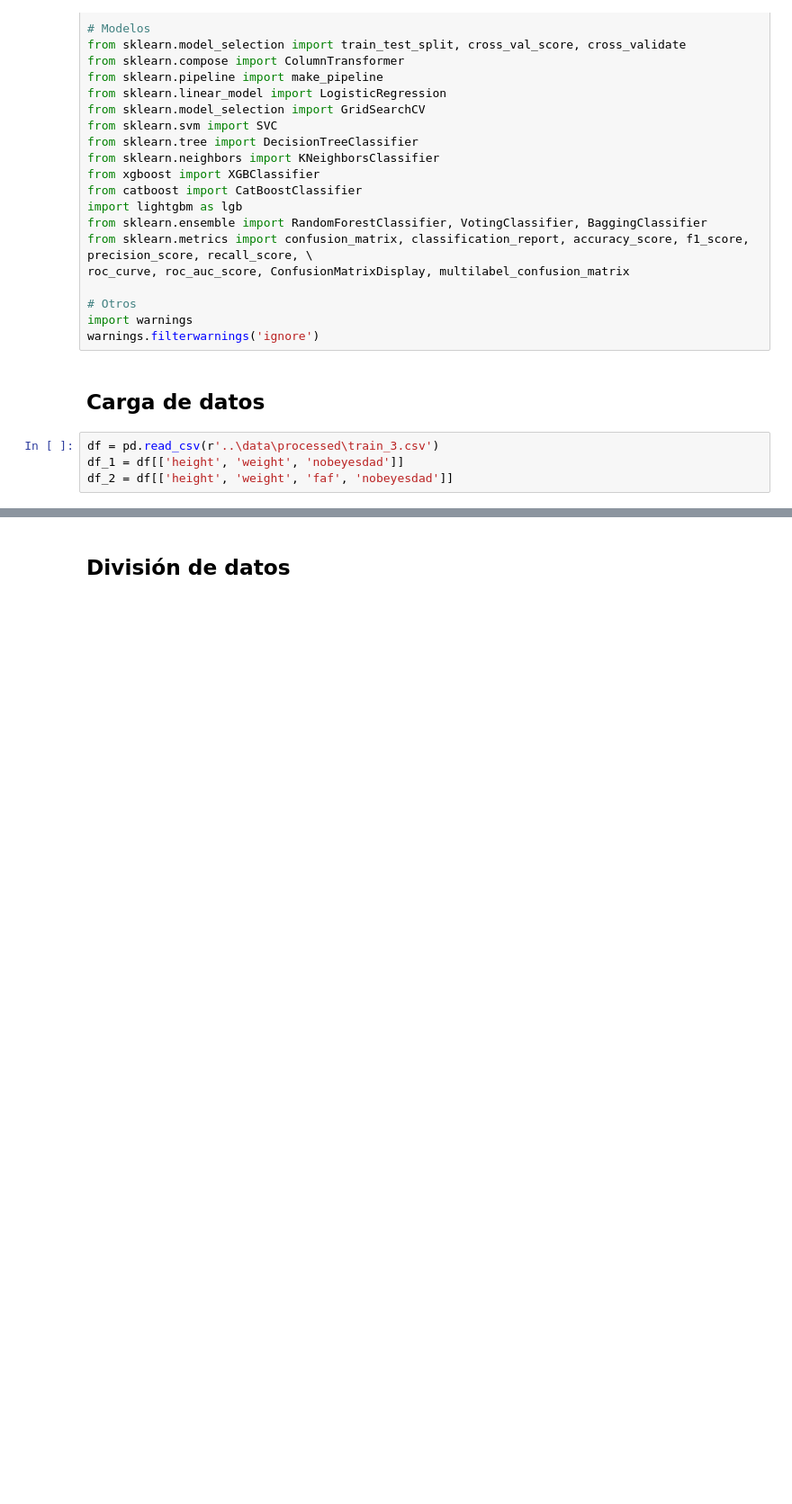
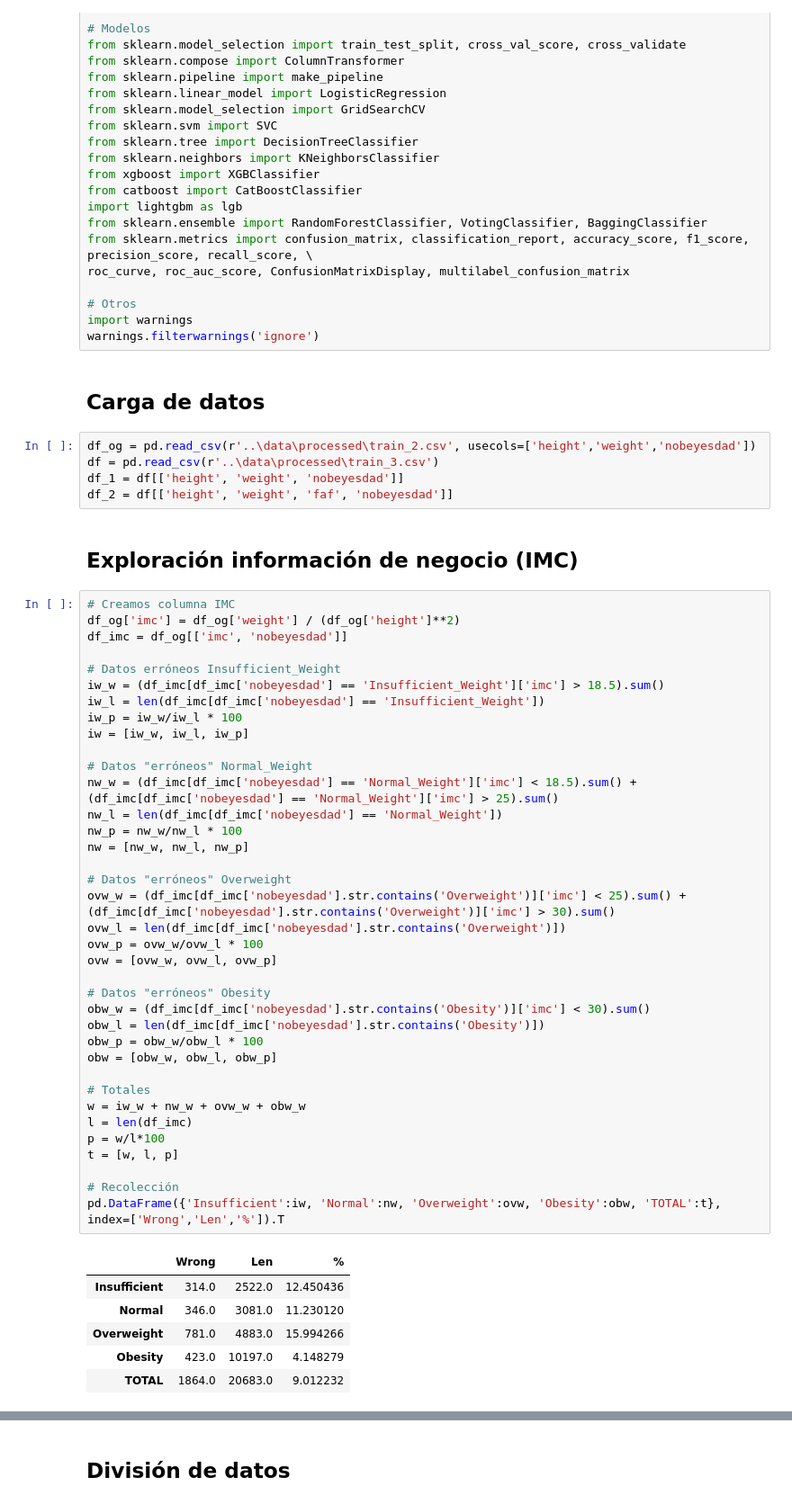
Before and after one commit to rodarribas/MachineLearning_ObesityRisk, a Jupyter notebook: notebooks/3_Modelo_3.ipynb, the cells around one changed output, grey strips where cells are left out. Shown: that part at 90% size. Drawn from its saved outputs; the diff is of its cells as text; blank space fills up the shorter version.

```diff
--- a/notebooks/3_Modelo_3.ipynb
+++ b/notebooks/3_Modelo_3.ipynb
@@ -54,6 +55,53 @@ warnings.filterwarnings('ignore')
 # %% [markdown]
 ## Carga de datos
 # %%
+df_og = pd.read_csv(r'..\data\processed\train_2.csv', usecols=['height','weight','nobeyesdad'])
 df = pd.read_csv(r'..\data\processed\train_3.csv')
 df_1 = df[['height', 'weight', 'nobeyesdad']]
 df_2 = df[['height', 'weight', 'faf', 'nobeyesdad']]
+# %% [markdown]
+## Exploración información de negocio (IMC)
+# %%
+# Creamos columna IMC
+df_og['imc'] = df_og['weight'] / (df_og['height']**2)
+df_imc = df_og[['imc', 'nobeyesdad']]
+
+# Datos erróneos Insufficient_Weight
+iw_w = (df_imc[df_imc['nobeyesdad'] == 'Insufficient_Weight']['imc'] > 18.5).sum()
+iw_l = len(df_imc[df_imc['nobeyesdad'] == 'Insufficient_Weight'])
+iw_p = iw_w/iw_l * 100
+iw = [iw_w, iw_l, iw_p]
+
+# Datos "erróneos" Normal_Weight
+nw_w = (df_imc[df_imc['nobeyesdad'] == 'Normal_Weight']['imc'] < 18.5).sum() + (df_imc[df_imc['nobeyesdad'] == 'Normal_Weight']['imc'] > 25).sum()
+nw_l = len(df_imc[df_imc['nobeyesdad'] == 'Normal_Weight'])
+nw_p = nw_w/nw_l * 100
+nw = [nw_w, nw_l, nw_p]
+
+# Datos "erróneos" Overweight
+ovw_w = (df_imc[df_imc['nobeyesdad'].str.contains('Overweight')]['imc'] < 25).sum() + (df_imc[df_imc['nobeyesdad'].str.contains('Overweight')]['imc'] > 30).sum()
+ovw_l = len(df_imc[df_imc['nobeyesdad'].str.contains('Overweight')])
+ovw_p = ovw_w/ovw_l * 100
+ovw = [ovw_w, ovw_l, ovw_p]
+
+# Datos "erróneos" Obesity
+obw_w = (df_imc[df_imc['nobeyesdad'].str.contains('Obesity')]['imc'] < 30).sum()
+obw_l = len(df_imc[df_imc['nobeyesdad'].str.contains('Obesity')])
+obw_p = obw_w/obw_l * 100
+obw = [obw_w, obw_l, obw_p]
+
+# Totales
+w = iw_w + nw_w + ovw_w + obw_w
+l = len(df_imc)
+p = w/l*100
+t = [w, l, p]
+
+# Recolección
+pd.DataFrame({'Insufficient':iw, 'Normal':nw, 'Overweight':ovw, 'Obesity':obw, 'TOTAL':t}, index=['Wrong','Len','%']).T
+# %% [output]
+|  | Wrong | Len | % |
+| Insufficient | 314.0 | 2522.0 | 12.450436 |
+| Normal | 346.0 | 3081.0 | 11.230120 |
+| Overweight | 781.0 | 4883.0 | 15.994266 |
+| Obesity | 423.0 | 10197.0 | 4.148279 |
+| TOTAL | 1864.0 | 20683.0 | 9.012232 |
```
Also changed, not shown: parts of 5 cells of this notebook, 8 other files.
